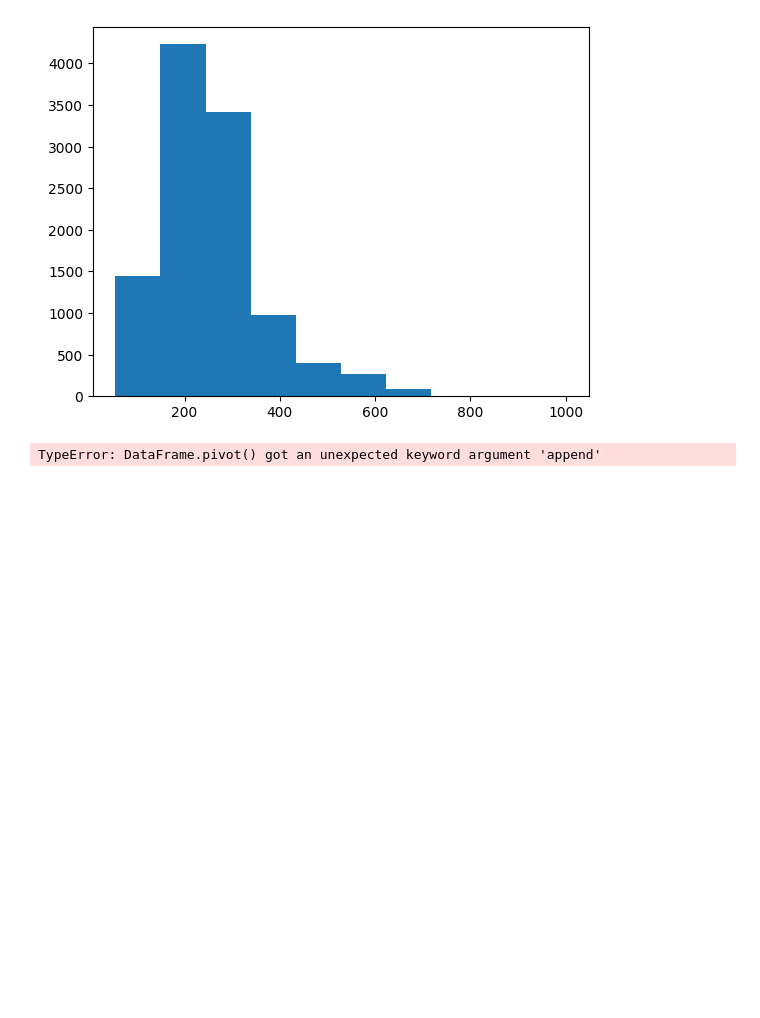
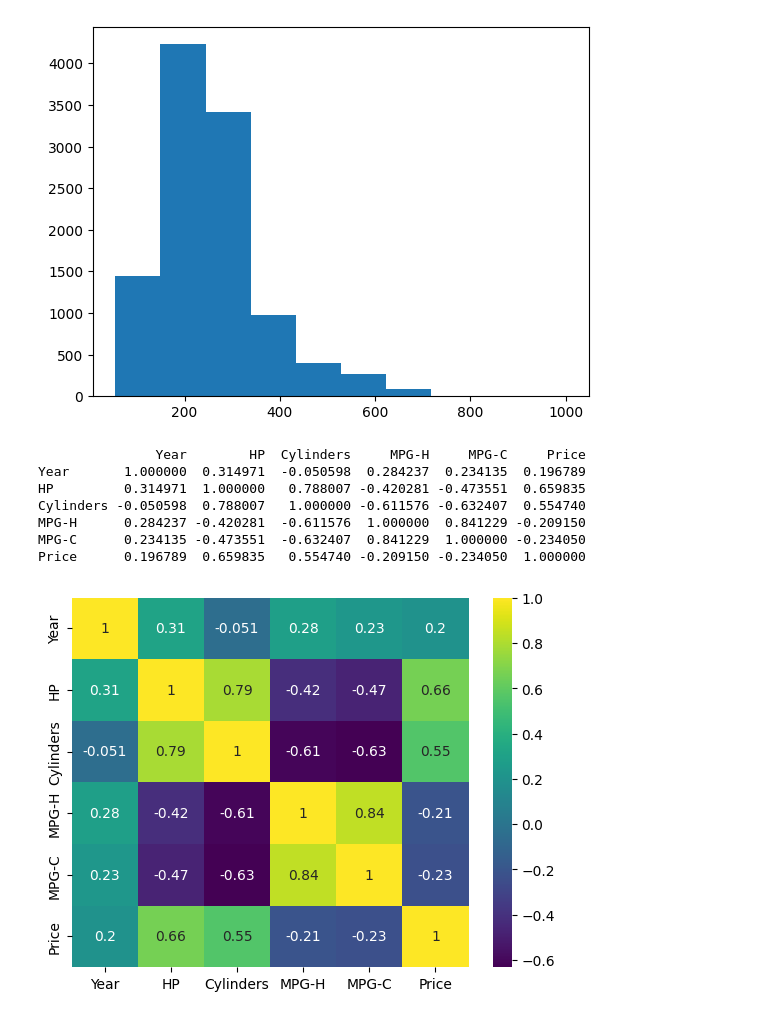
Before and after one commit to boi-git/Week-2-EDA, a Jupyter notebook: Week 2 EDA.ipynb, the cells around one changed output. Drawn from its saved outputs; the diff is of its cells as text; code cells hidden in the pictures; blank space fills up the shorter version.

```diff
--- a/Week 2 EDA.ipynb
+++ b/Week 2 EDA.ipynb
@@ -80,8 +80,16 @@ plt.hist(y)
 plt.show()
 # %% [output]
 [figure]
-# %%
-plt.figure=(9,9)
-car_table = car1.pivot(('HP','Price','Cylinders'),append=True)
-# %% [output]
-TypeError: DataFrame.pivot() got an unexpected keyword argument 'append'
+# %%
+print(car1.corr())
+dataplot = sns.heatmap(car1.corr(),cmap = "viridis",annot=True)
+plt.show()
+# %% [output]
+               Year        HP  Cylinders     MPG-H     MPG-C     Price
+Year       1.000000  0.314971  -0.050598  0.284237  0.234135  0.196789
+HP         0.314971  1.000000   0.788007 -0.420281 -0.473551  0.659835
+Cylinders -0.050598  0.788007   1.000000 -0.611576 -0.632407  0.554740
+MPG-H      0.284237 -0.420281  -0.611576  1.000000  0.841229 -0.209150
+MPG-C      0.234135 -0.473551  -0.632407  0.841229  1.000000 -0.234050
+Price      0.196789  0.659835   0.554740 -0.209150 -0.234050  1.000000
+[figure, added]
```
